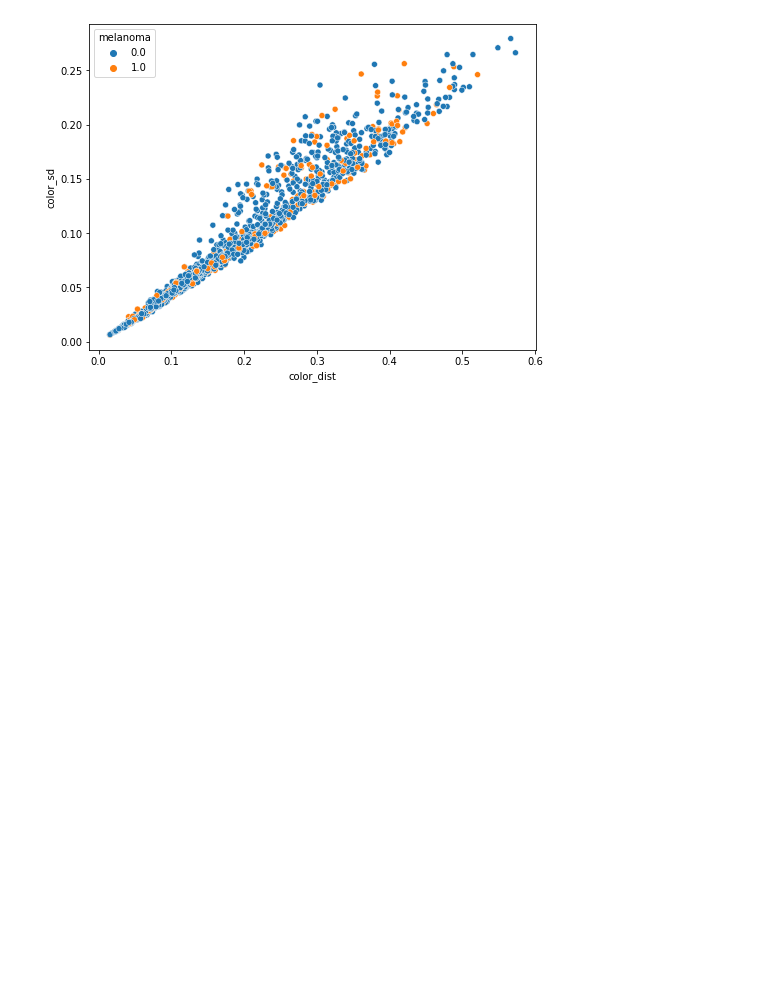
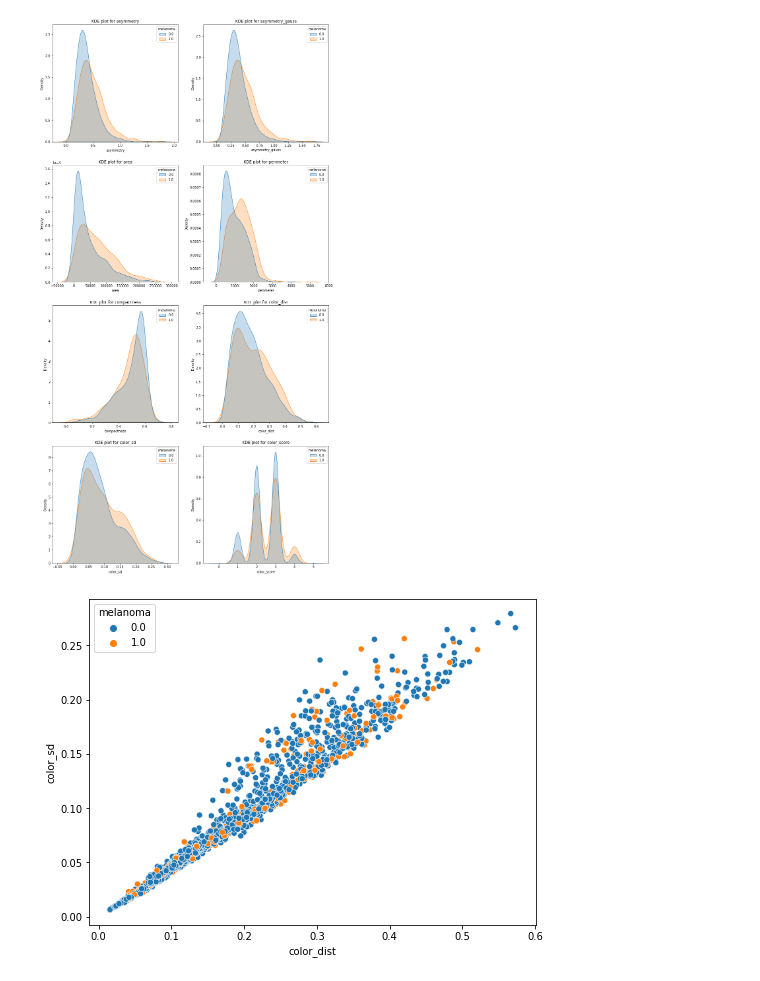
Before and after one commit to viggo-gascou/fyp2022p02GroupB2, a Jupyter notebook: plots.ipynb, the cells around one changed output. Saved outputs shown, nothing was run; the diff lists cells and outputs as text; code cells hidden in the pictures; blank space fills up the shorter version.

```diff
--- a/plots.ipynb
+++ b/plots.ipynb
@@ -15,3 +16,11 @@ sns.pairplot(data=df, hue="melanoma", diag_kind="kde", diag_kws={"common_norm":
+# %%
+fig, axes = plt.subplots(4, 2, figsize=(15, 30))
+features = list(df)[2:]
+for feature, ax in zip(features, axes.flatten()):
+    sns.kdeplot(feature, data=df, hue="melanoma", fill=True, common_norm=False, ax=ax)
+    ax.set_title(f"KDE plot for {feature}")
+# %% [output]
+[figure, added]
 # %%
 fig, ax = plt.subplots(figsize=(8,6))
 sns.scatterplot(x="color_dist", y="color_sd", hue="melanoma", data=df, ax=ax);
```
Also changed, not shown: parts of 9 cells of this notebook, 4 other files.
